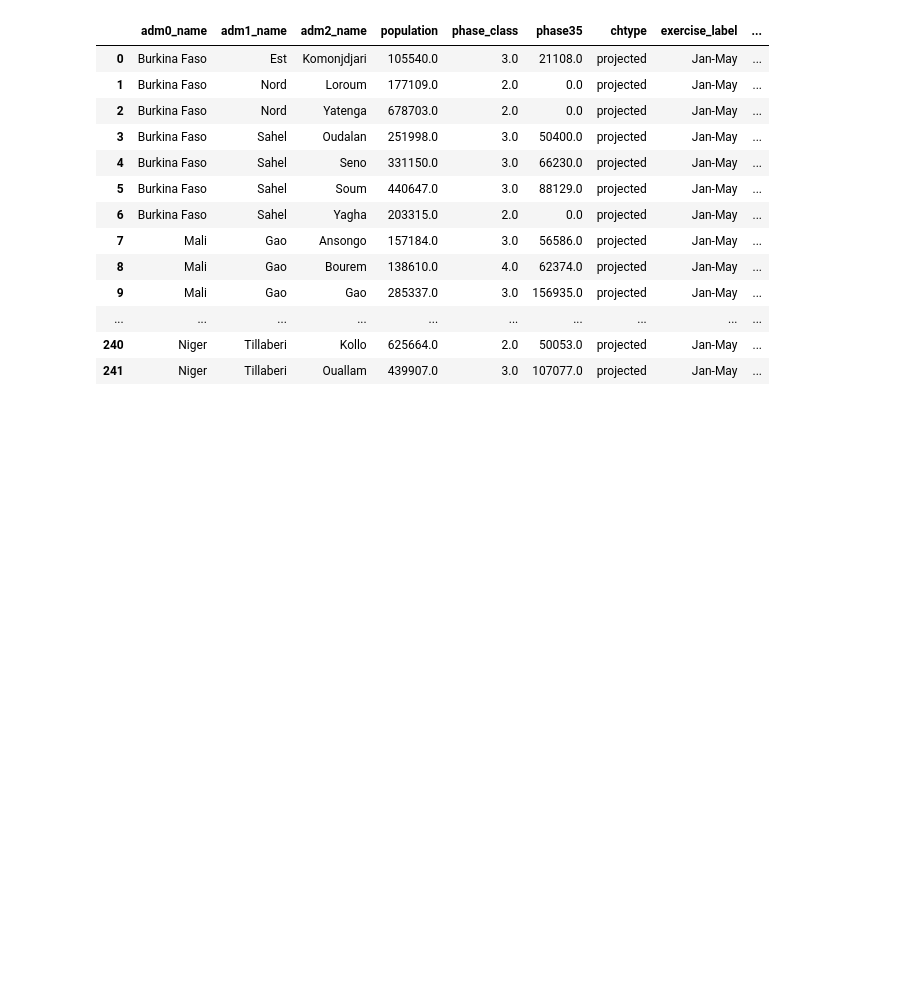
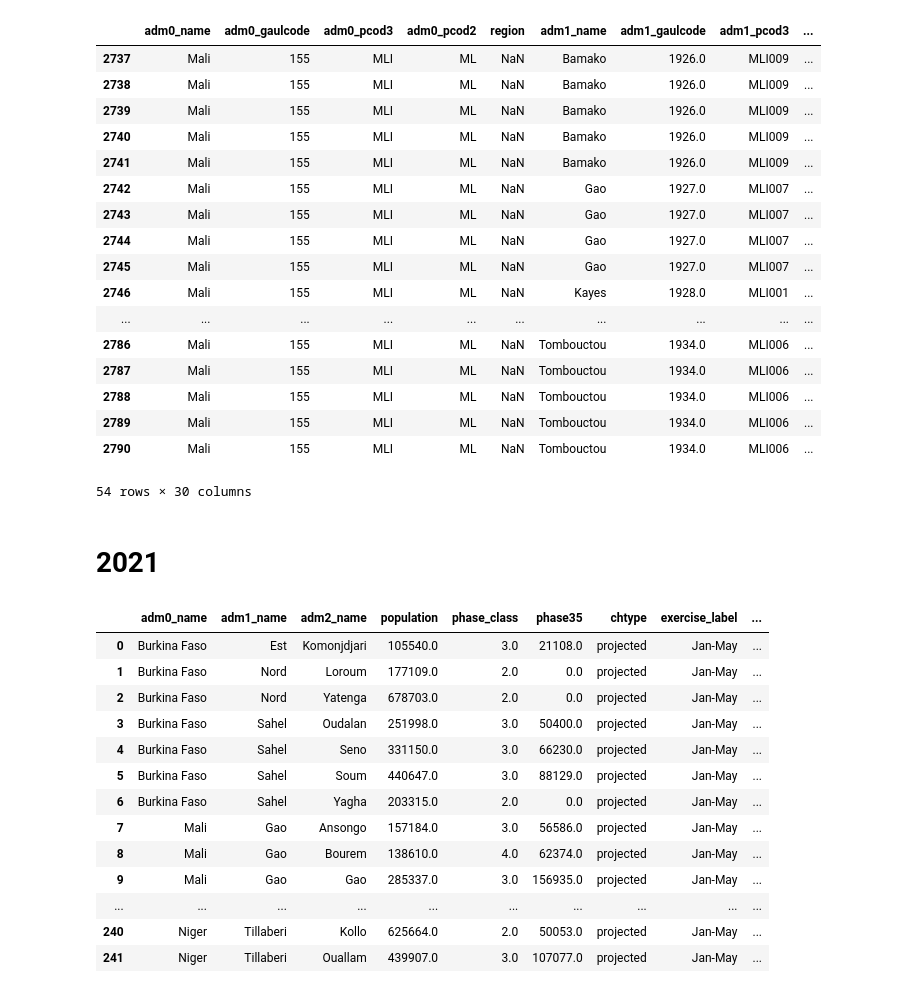
Before and after one commit to alegalli/conflictSahel, a Jupyter notebook: visualization/ch.ipynb, the cells around one changed output. Drawn from its saved outputs; the diff is of its cells as text; code cells hidden in the pictures; blank space fills up the shorter version.

```diff
--- a/visualization/ch.ipynb
+++ b/visualization/ch.ipynb
@@ -7,3 +28,30 @@ ch = pd.read_excel('../data/Cadre Harmonise/cadre_harmonise.xlsx')
+# %%
+mali = ch[ch.adm0_name=='Mali']
+mali[mali.reference_year==2021]
+#pop = pd.DataFrame({'count' : lean.groupby(['adm2_name'])['population'].count()})
+#lean.loc[lean['reference_year'] == 2014]
+#lean
+# %% [output]
+|  | adm0_name | adm0_gaulcode | adm0_pcod3 | adm0_pcod2 | region | adm1_name | adm1_gaulcode | adm1_pcod3 | ... |
+| 2737 | Mali | 155 | MLI | ML | NaN | Bamako | 1926.0 | MLI009 | ... |
+| 2738 | Mali | 155 | MLI | ML | NaN | Bamako | 1926.0 | MLI009 | ... |
+| 2739 | Mali | 155 | MLI | ML | NaN | Bamako | 1926.0 | MLI009 | ... |
+| 2740 | Mali | 155 | MLI | ML | NaN | Bamako | 1926.0 | MLI009 | ... |
+| 2741 | Mali | 155 | MLI | ML | NaN | Bamako | 1926.0 | MLI009 | ... |
+| 2742 | Mali | 155 | MLI | ML | NaN | Gao | 1927.0 | MLI007 | ... |
+| 2743 | Mali | 155 | MLI | ML | NaN | Gao | 1927.0 | MLI007 | ... |
+| 2744 | Mali | 155 | MLI | ML | NaN | Gao | 1927.0 | MLI007 | ... |
+| 2745 | Mali | 155 | MLI | ML | NaN | Gao | 1927.0 | MLI007 | ... |
+| 2746 | Mali | 155 | MLI | ML | NaN | Kayes | 1928.0 | MLI001 | ... |
+| ... | ... | ... | ... | ... | ... | ... | ... | ... | ... |
+| 2786 | Mali | 155 | MLI | ML | NaN | Tombouctou | 1934.0 | MLI006 | ... |
+| 2787 | Mali | 155 | MLI | ML | NaN | Tombouctou | 1934.0 | MLI006 | ... |
+| 2788 | Mali | 155 | MLI | ML | NaN | Tombouctou | 1934.0 | MLI006 | ... |
+| 2789 | Mali | 155 | MLI | ML | NaN | Tombouctou | 1934.0 | MLI006 | ... |
+| 2790 | Mali | 155 | MLI | ML | NaN | Tombouctou | 1934.0 | MLI006 | ... |
+54 rows × 30 columns
+# %% [markdown]
+# 2021
 # %%
 # Features I'm interested in:
 ch = ch[['adm0_name','adm1_name','adm2_name','population','phase_class','phase35',
```
Also changed, not shown: parts of 1 cell of this notebook, 6 other files.
